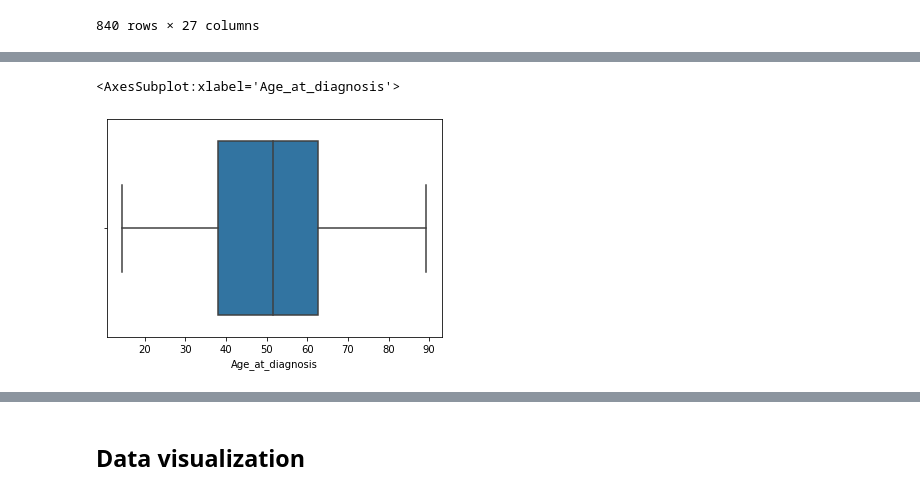
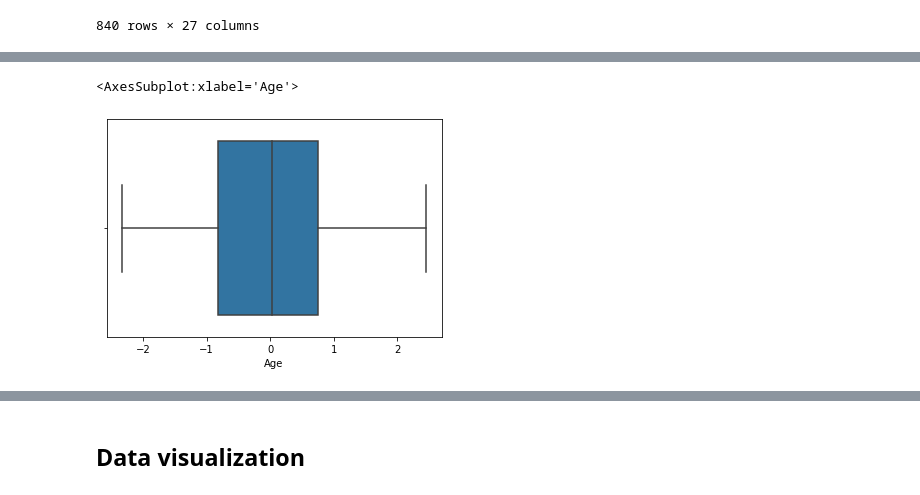
Before and after one commit to irenebernardi/Glioma-Grading-Classification, a Jupyter notebook: Glioma_Grade_notebook.ipynb, the cells around one changed output, grey strips where cells are left out. Drawn from its saved outputs; the diff is of its cells as text; code cells hidden in the pictures.

```diff
--- a/Glioma_Grade_notebook.ipynb
+++ b/Glioma_Grade_notebook.ipynb
@@ -18,7 +19,7 @@ from operator import itemgetter
 import warnings
 warnings.filterwarnings( 'ignore' )
 # %%
-df = pd.read_csv('~/Glioma-Grading-Classification/TCGA_GBM_LGG_Mutations_all.csv')
+df = pd.read_csv('/Users/irenebernardi/Desktop/ML /Glioma-Grading-Classification/TCGA_GBM_LGG_Mutations_all.csv')
 df
 # %% [output]
 |  | Grade | Project | Case_ID | Gender | Age_at_diagnosis | Primary_Diagnosis | Race | IDH1 | TP53 | ... |
@@ -114,3 +115,8 @@ df
 | 860 | 1 | 0 | 63.33 | 0 | 1 | 0 | 0 | 0 | 0 | 1 | ... |
 | 861 | 1 | 0 | 76.61 | 0 | 0 | 0 | 0 | 0 | 0 | 0 | ... |
 840 rows × 27 columns
+# %%
+# Imputing missing age values w mean and not median bc boxplot shows no outliers
+df.rename(columns={'Age_at_diagnosis': 'Age'}, inplace=True)
+df['Age'].fillna(df['Age'].mean(), inplace=True)
+df.describe()
@@ -116,0 +134,4 @@ df
+# %%
+#normalizing age
+df['Age'] = (df['Age'] - df['Age'].mean()) / df['Age'].std()
+df
@@ -130,6 +165,6 @@ df.describe()
 8 rows × 26 columns
 # %%
-sns.boxplot(data=df, x='Age_at_diagnosis')
+sns.boxplot(data=df, x='Age')
 # %% [output]
-<AxesSubplot:xlabel='Age_at_diagnosis'>
+<AxesSubplot:xlabel='Age'>
-[figure, old version]
+[figure, new version]
```
Also changed, not shown: parts of 18 cells of this notebook.
